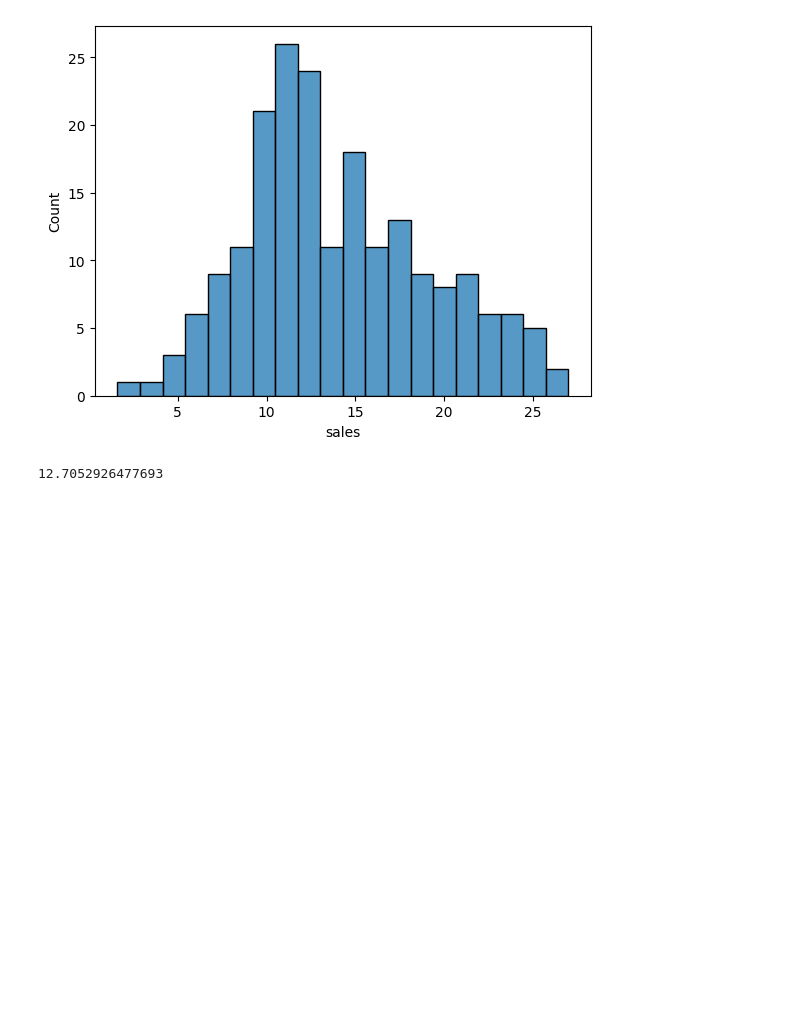
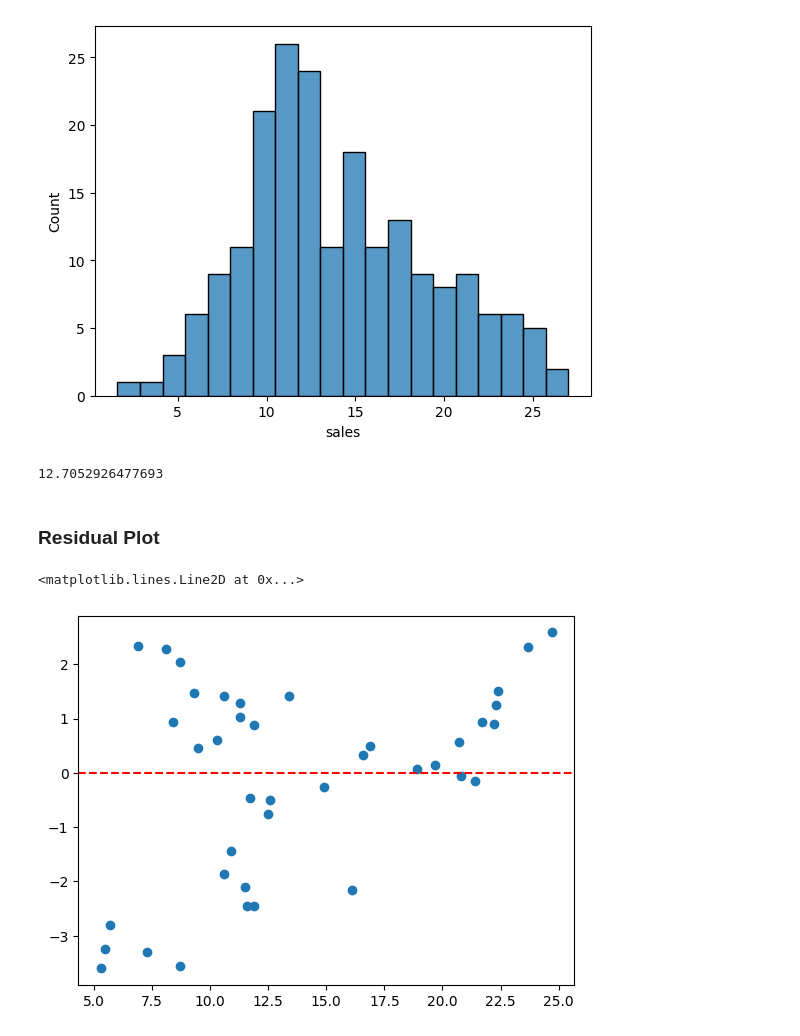
Before and after one commit to ryslipe/master_class, a Jupyter notebook: linear_regression/02_multiple_regression.ipynb, the cells around one changed output. Cells and saved outputs as stored; diff of their text form; code cells hidden in the pictures; blank space fills up the shorter version.

```diff
--- a/linear_regression/02_multiple_regression.ipynb
+++ b/linear_regression/02_multiple_regression.ipynb
@@ -186,3 +182,15 @@ sns.histplot(data = df, x = 'sales', bins = 20)
 print(100 * rmse / np.mean(df['sales']))
 # %% [output]
 12.7052926477693
+# %% [markdown]
+### Residual Plot
+# %%
+# get residuals
+resid = y_test - y_hat
+
+# plot residual plot
+plt.scatter(x = y_test, y = resid)
+plt.axhline(0, color = 'red', linestyle = 'dashed')
+# %% [output]
+<matplotlib.lines.Line2D at 0x...>
+[figure, added]
```
Also changed, not shown: parts of 19 cells of this notebook, 3 other files.
